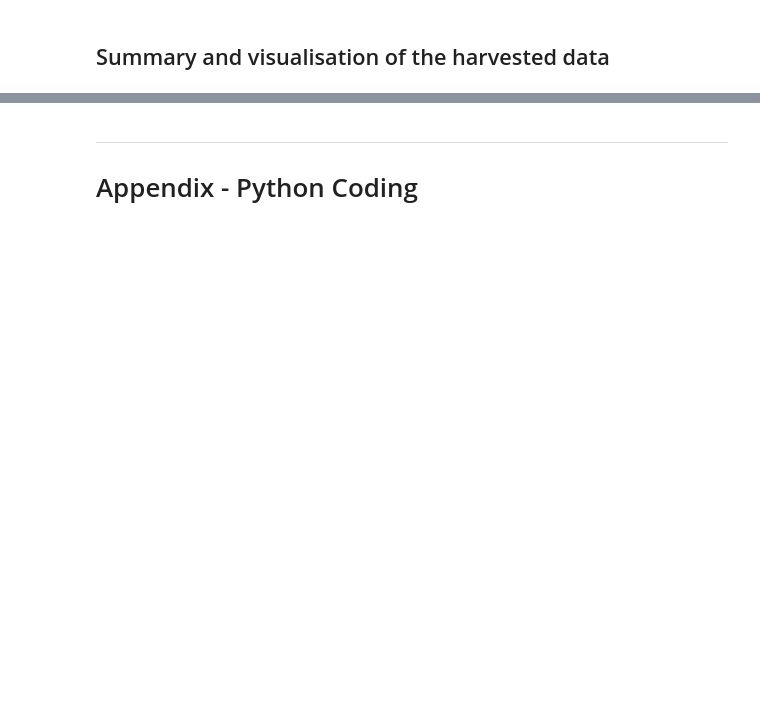
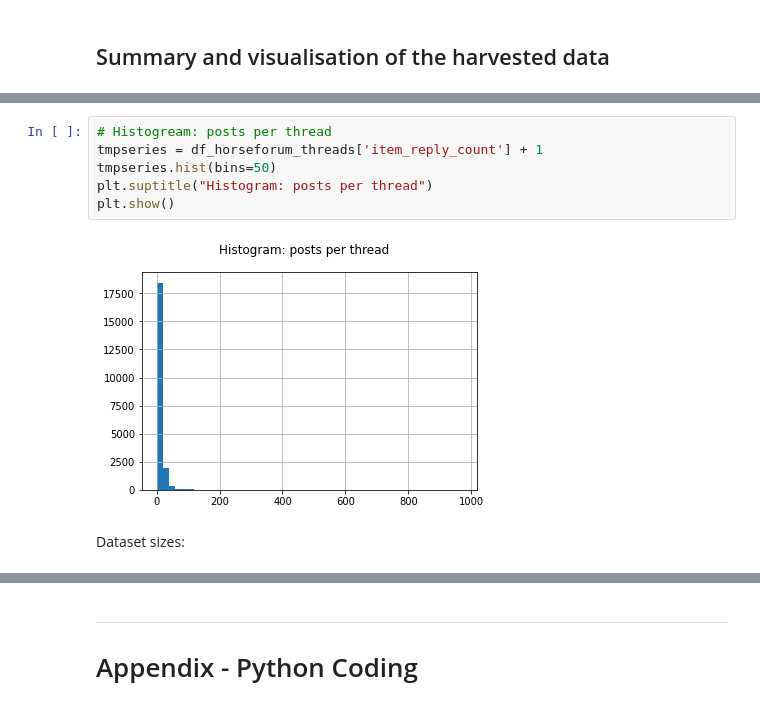
Before and after one commit to LachlanSharp/Lorem-ipsum, a Jupyter notebook: A3_Deliverable_2_Lachlan_Sharp.ipynb, the cells around one changed output, grey strips where cells are left out. Drawn from its saved outputs; the diff is of its cells as text; blank space fills up the shorter version.

```diff
--- a/A3_Deliverable_2_Lachlan_Sharp.ipynb
+++ b/A3_Deliverable_2_Lachlan_Sharp.ipynb
@@ -196,0 +220,10 @@ By default (and design), the `BeautifulSoup` library would “loose” the emoji
+# %%
+# Histogream: posts per thread
+tmpseries = df_horseforum_threads['item_reply_count'] + 1
+tmpseries.hist(bins=50)
+plt.suptitle("Histogram: posts per thread")
+plt.show()
+# %% [output]
+[figure, added]
+# %% [markdown]
+Dataset sizes:
```
Also changed, not shown: parts of 76 cells of this notebook.
